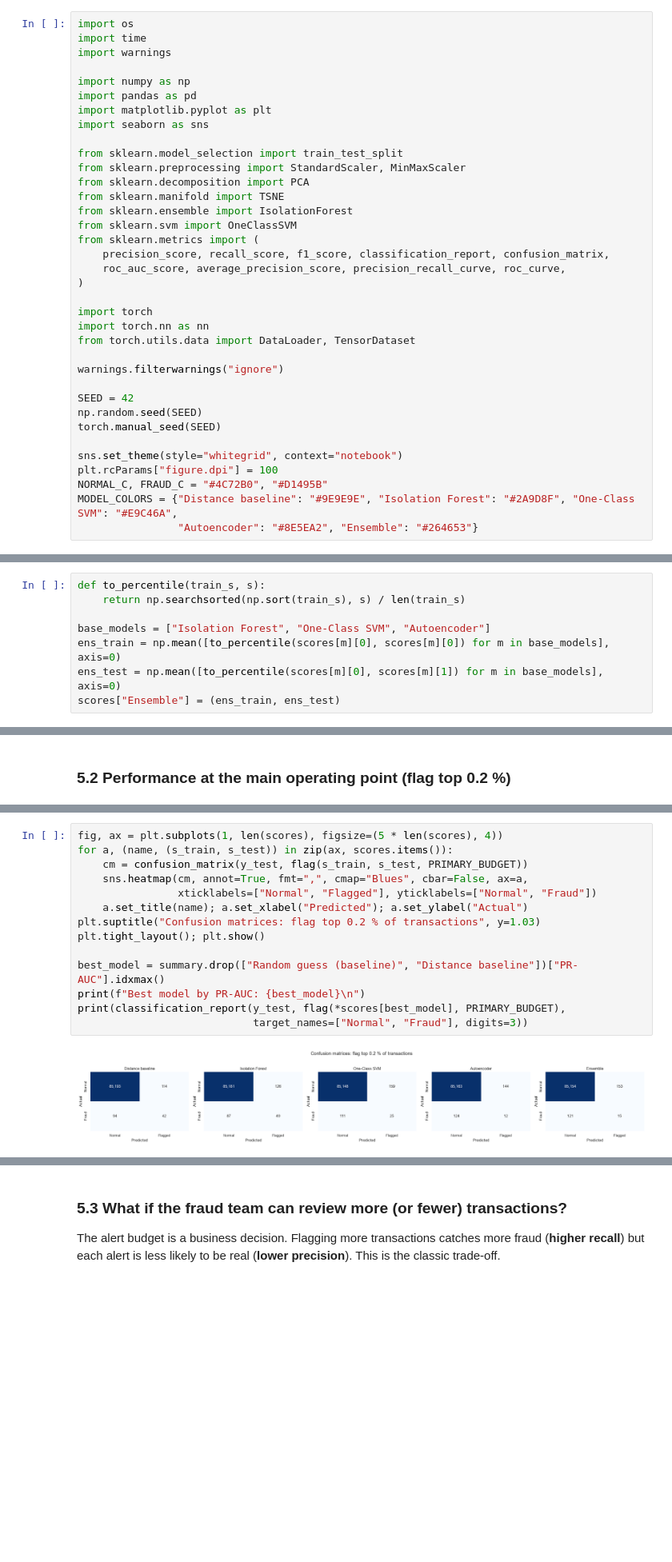
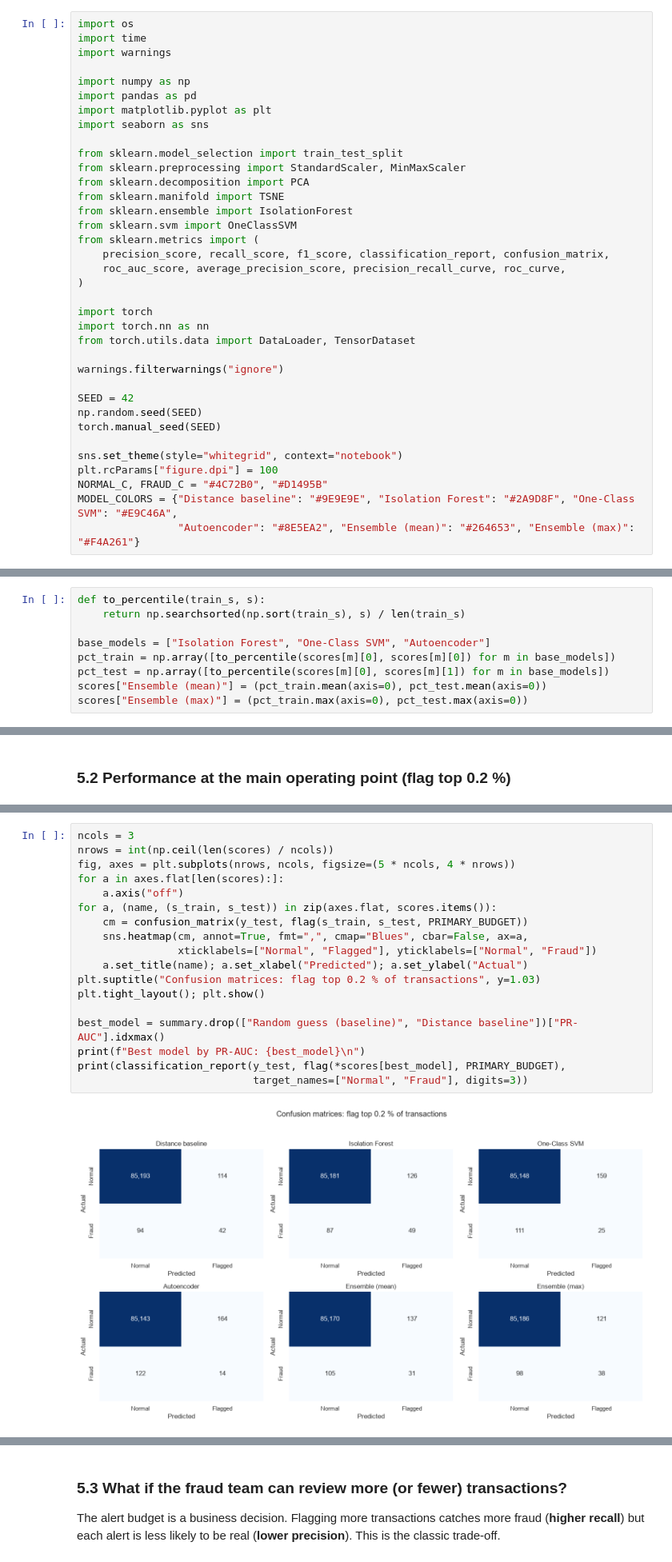
Before and after one commit to alinajdi225/anomaly_detection, a Jupyter notebook: anomaly_detection.ipynb, the cells around one changed output, grey strips where cells are left out. Shown at 80% size. Cells and saved outputs as stored; diff of their text form; blank space fills up the shorter version.

```diff
--- a/anomaly_detection.ipynb
+++ b/anomaly_detection.ipynb
@@ -60,7 +60,7 @@ sns.set_theme(style="whitegrid", context="notebook")
 plt.rcParams["figure.dpi"] = 100
 NORMAL_C, FRAUD_C = "#4C72B0", "#D1495B"
 MODEL_COLORS = {"Distance baseline": "#9E9E9E", "Isolation Forest": "#2A9D8F", "One-Class SVM": "#E9C46A",
-                "Autoencoder": "#8E5EA2", "Ensemble": "#264653"}
+                "Autoencoder": "#8E5EA2", "Ensemble (mean)": "#264653", "Ensemble (max)": "#F4A261"}
 # %% [markdown]
 ## 1. Load the data
 The CSV is about 150 MB, which is larger than GitHub's 100 MB file limit, so it is **not** stored in the repository.
@@ -451,9 +468,10 @@ def to_percentile(train_s, s):
     return np.searchsorted(np.sort(train_s), s) / len(train_s)
 
 base_models = ["Isolation Forest", "One-Class SVM", "Autoencoder"]
-ens_train = np.mean([to_percentile(scores[m][0], scores[m][0]) for m in base_models], axis=0)
-ens_test = np.mean([to_percentile(scores[m][0], scores[m][1]) for m in base_models], axis=0)
-scores["Ensemble"] = (ens_train, ens_test)
+pct_train = np.array([to_percentile(scores[m][0], scores[m][0]) for m in base_models])
+pct_test = np.array([to_percentile(scores[m][0], scores[m][1]) for m in base_models])
+scores["Ensemble (mean)"] = (pct_train.mean(axis=0), pct_test.mean(axis=0))
+scores["Ensemble (max)"] = (pct_train.max(axis=0), pct_test.max(axis=0))
 # %% [markdown]
 ## 5. Evaluation: revealing the hidden labels 🔓
 Now, and only now, `y_test` is used to grade the models.
@@ -529,19 +549,23 @@ primary.style.format({"Precision": "{:.3f}", "Recall": "{:.3f}", "F1": "{:.3f}"}
 # %%
-fig, ax = plt.subplots(1, len(scores), figsize=(5 * len(scores), 4))
-for a, (name, (s_train, s_test)) in zip(ax, scores.items()):
+ncols = 3
+nrows = int(np.ceil(len(scores) / ncols))
+fig, axes = plt.subplots(nrows, ncols, figsize=(5 * ncols, 4 * nrows))
+for a in axes.flat[len(scores):]:
+    a.axis("off")
+for a, (name, (s_train, s_test)) in zip(axes.flat, scores.items()):
     cm = confusion_matrix(y_test, flag(s_train, s_test, PRIMARY_BUDGET))
     sns.heatmap(cm, annot=True, fmt=",", cmap="Blues", cbar=False, ax=a,
                 xticklabels=["Normal", "Flagged"], yticklabels=["Normal", "Fraud"])
     a.set_title(name); a.set_xlabel("Predicted"); a.set_ylabel("Actual")
 plt.suptitle("Confusion matrices: flag top 0.2 % of transactions", y=1.03)
 plt.tight_layout(); plt.show()
 
 best_model = summary.drop(["Random guess (baseline)", "Distance baseline"])["PR-AUC"].idxmax()
 print(f"Best model by PR-AUC: {best_model}\n")
 print(classification_report(y_test, flag(*scores[best_model], PRIMARY_BUDGET),
                             target_names=["Normal", "Fraud"], digits=3))
 # %% [output]
-[figure, old version]
+[figure, new version]
 Best model by PR-AUC: Isolation Forest
 
               precision    recall  f1-score   support
```
Also changed, not shown: parts of 18 cells of this notebook, 1 other file.
